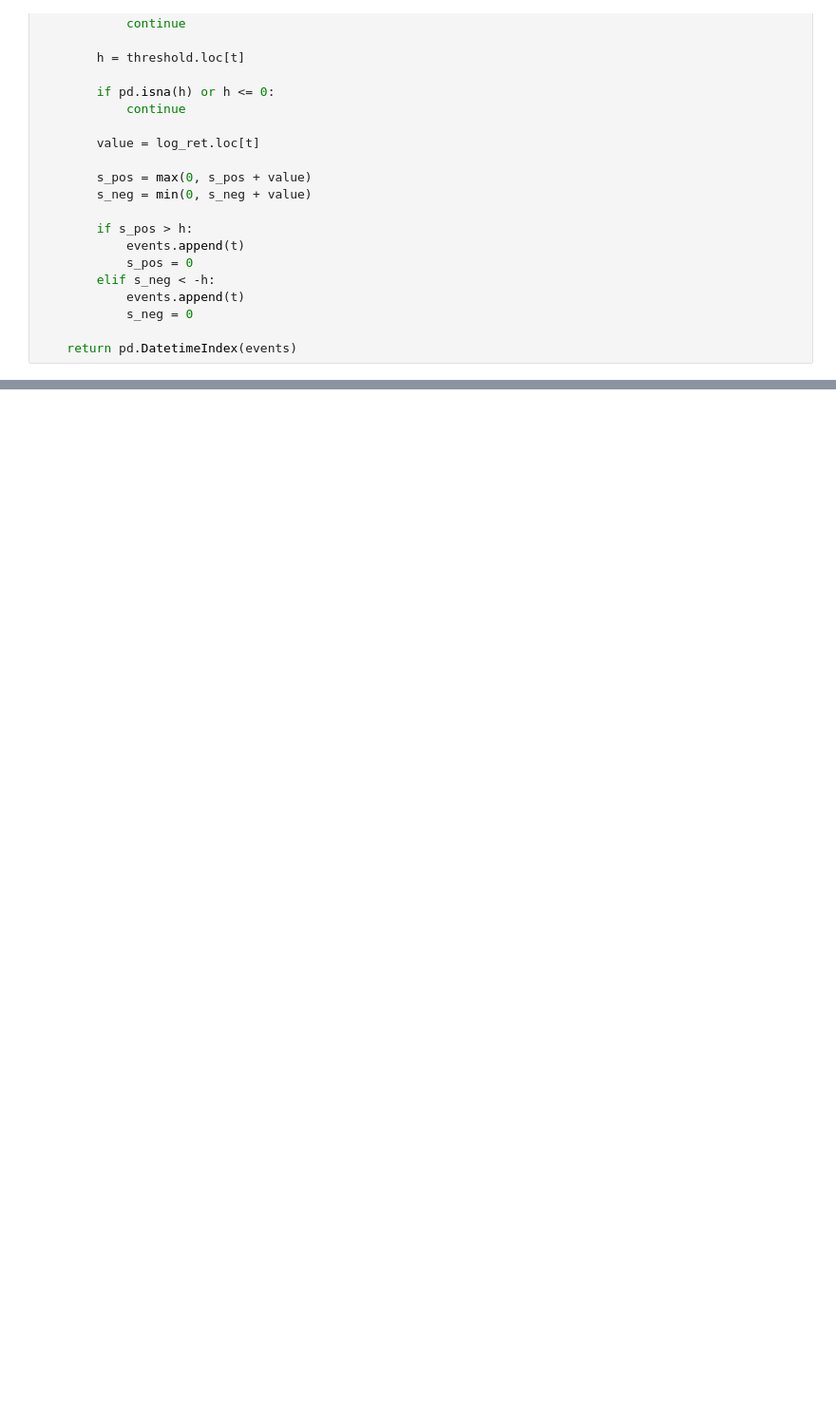
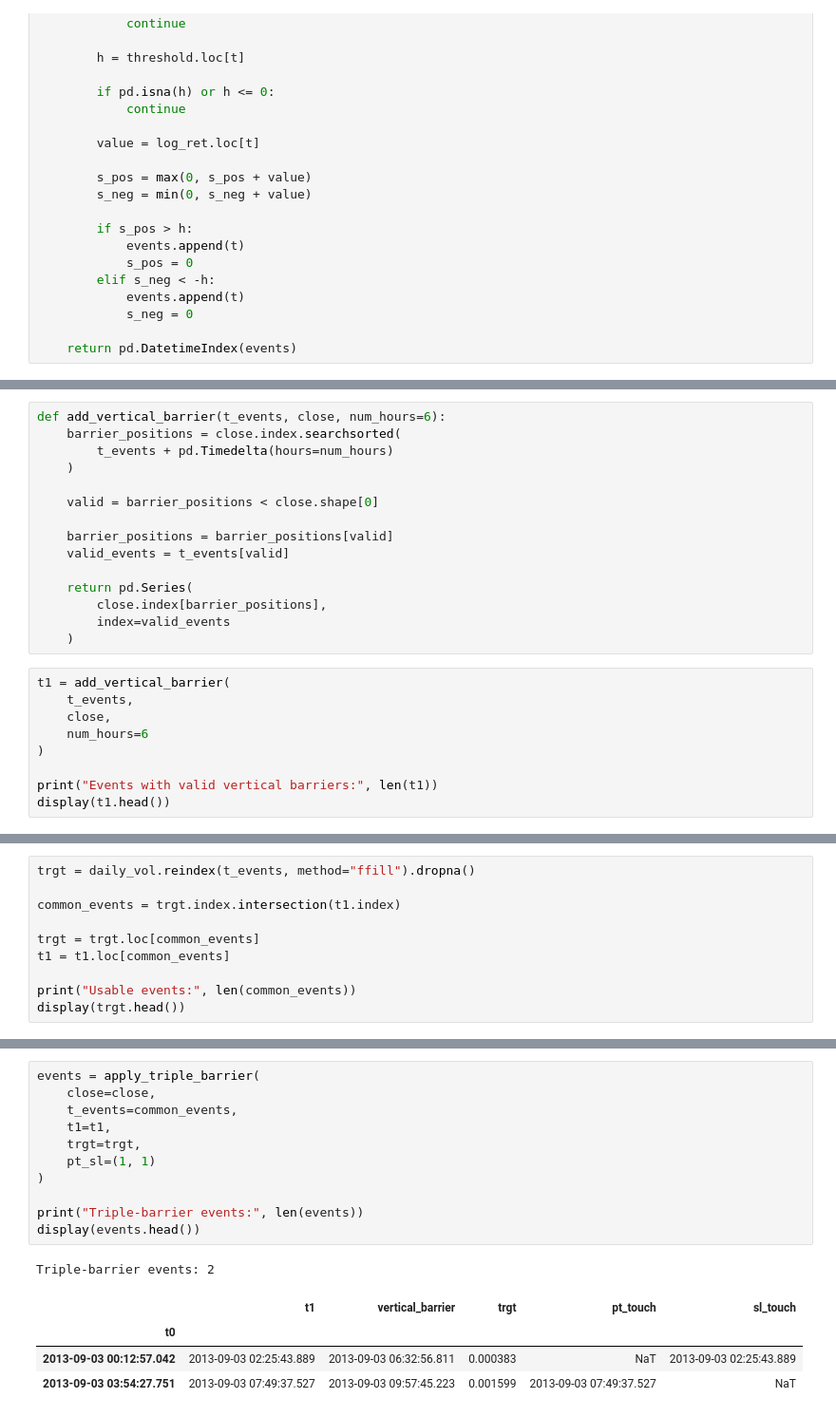
Before and after one commit to WhizIkem/Trading-Bars, a Jupyter notebook: Daily_Volatility/daily_volatility.ipynb, the cells around one changed output, grey strips where cells are left out. Shown at 95% size. Cells and saved outputs as stored; diff of their text form; blank space fills up the shorter version.

```diff
--- a/Daily_Volatility/daily_volatility.ipynb
+++ b/Daily_Volatility/daily_volatility.ipynb
@@ -130,0 +168,24 @@ def cusum_filter(close, threshold):
+# %%
+def add_vertical_barrier(t_events, close, num_hours=6):
+    barrier_positions = close.index.searchsorted(
+        t_events + pd.Timedelta(hours=num_hours)
+    )
+
+    valid = barrier_positions < close.shape[0]
+
+    barrier_positions = barrier_positions[valid]
+    valid_events = t_events[valid]
+
+    return pd.Series(
+        close.index[barrier_positions],
+        index=valid_events
+    )
+# %%
+t1 = add_vertical_barrier(
+    t_events,
+    close,
+    num_hours=6
+)
+
+print("Events with valid vertical barriers:", len(t1))
+display(t1.head())
@@ -130,0 +197,10 @@ def cusum_filter(close, threshold):
+# %%
+trgt = daily_vol.reindex(t_events, method="ffill").dropna()
+
+common_events = trgt.index.intersection(t1.index)
+
+trgt = trgt.loc[common_events]
+t1 = t1.loc[common_events]
+
+print("Usable events:", len(common_events))
+display(trgt.head())
@@ -130,0 +277,17 @@ def cusum_filter(close, threshold):
+# %%
+events = apply_triple_barrier(
+    close=close,
+    t_events=common_events,
+    t1=t1,
+    trgt=trgt,
+    pt_sl=(1, 1)
+)
+
+print("Triple-barrier events:", len(events))
+display(events.head())
+# %% [output]
+Triple-barrier events: 2
+|  | t1 | vertical_barrier | trgt | pt_touch | sl_touch |
+| t0 |  |  |  |  |  |
+| 2013-09-03 00:12:57.042 | 2013-09-03 02:25:43.889 | 2013-09-03 06:32:56.811 | 0.000383 | NaT | 2013-09-03 02:25:43.889 |
+| 2013-09-03 03:54:27.751 | 2013-09-03 07:49:37.527 | 2013-09-03 09:57:45.223 | 0.001599 | 2013-09-03 07:49:37.527 | NaT |
```
Also changed, not shown: parts of 11 cells of this notebook, 1 other file.
